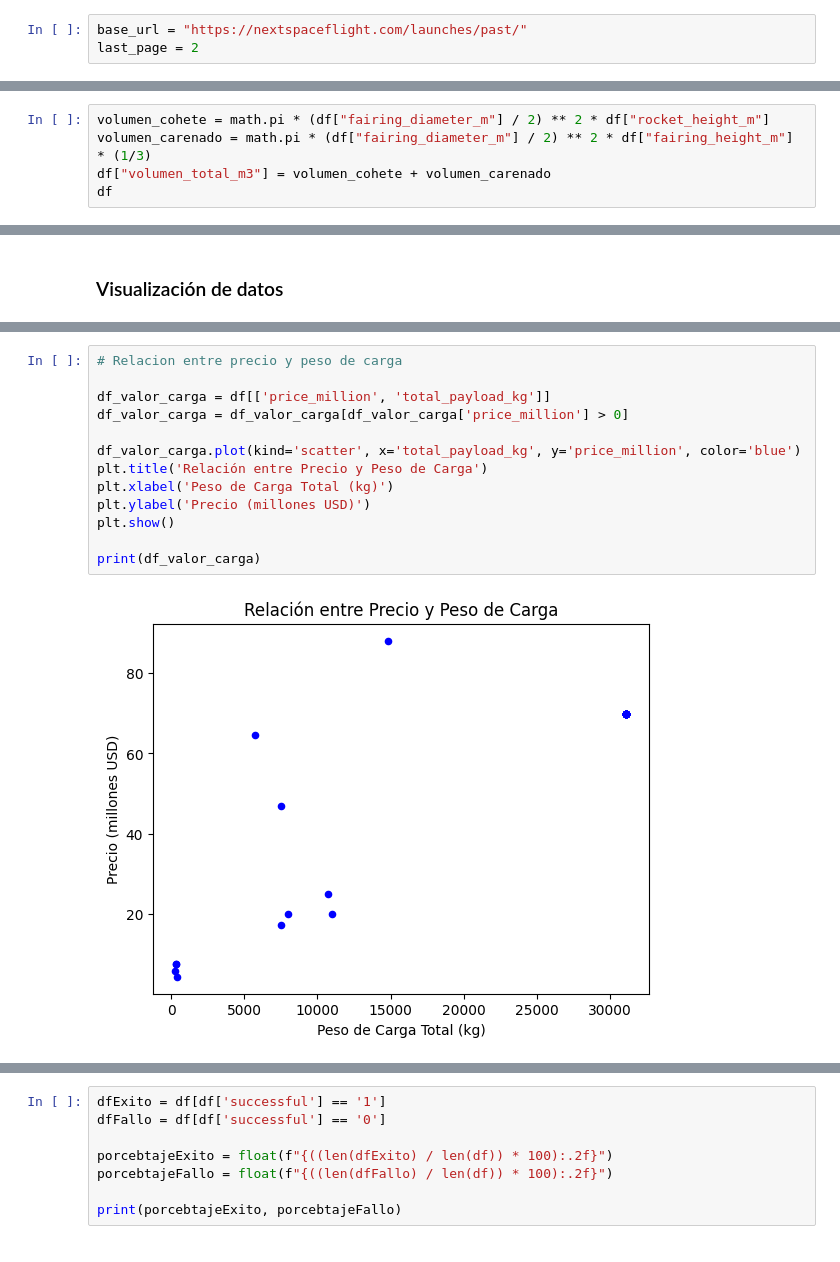
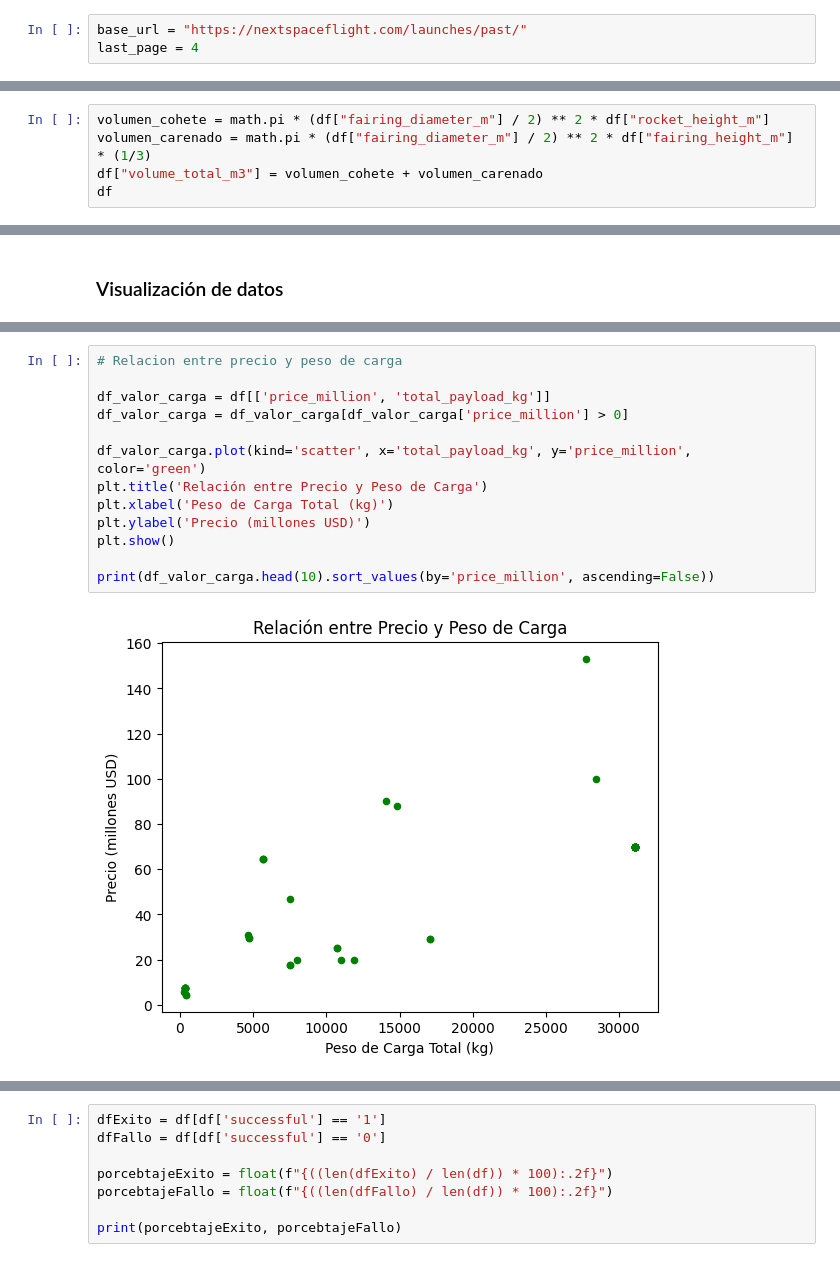
Before and after one commit to BaljeetTM/Tarea1_dataScience, a Jupyter notebook: Tarea1.ipynb, the cells around one changed output, grey strips where cells are left out. Drawn from its saved outputs; the diff is of its cells as text.

```diff
--- a/Tarea1.ipynb
+++ b/Tarea1.ipynb
@@ -9,7 +9,7 @@ from selenium.webdriver.chrome.options import Options
 import math
 # %%
 base_url = "https://nextspaceflight.com/launches/past/"
-last_page = 2
+last_page = 4
 # %%
 
 
@@ -214,7 +202,7 @@ df
 # %%
 volumen_cohete = math.pi * (df["fairing_diameter_m"] / 2) ** 2 * df["rocket_height_m"]
 volumen_carenado = math.pi * (df["fairing_diameter_m"] / 2) ** 2 * df["fairing_height_m"] * (1/3)
-df["volumen_total_m3"] = volumen_cohete + volumen_carenado
+df["volume_total_m3"] = volumen_cohete + volumen_carenado
 df
 # %% [output]
 |  | company | details_url | successful | price_million | leo_weight_kg | gto_weight_kg | total_payload_kg | ... |
@@ -279,16 +265,16 @@ Name: count, dtype: int64
 # %%
 # Relacion entre precio y peso de carga
 
 df_valor_carga = df[['price_million', 'total_payload_kg']]
 df_valor_carga = df_valor_carga[df_valor_carga['price_million'] > 0]
 
-df_valor_carga.plot(kind='scatter', x='total_payload_kg', y='price_million', color='blue')
+df_valor_carga.plot(kind='scatter', x='total_payload_kg', y='price_million', color='green')
 plt.title('Relación entre Precio y Peso de Carga')
 plt.xlabel('Peso de Carga Total (kg)')
 plt.ylabel('Precio (millones USD)')
 plt.show()
 
-print(df_valor_carga)
+print(df_valor_carga.head(10).sort_values(by='price_million', ascending=False))
 # %% [output]
-[figure, old version]
+[figure, new version]
     price_million  total_payload_kg
```
Also changed, not shown: parts of 13 cells of this notebook, 1 other file.
